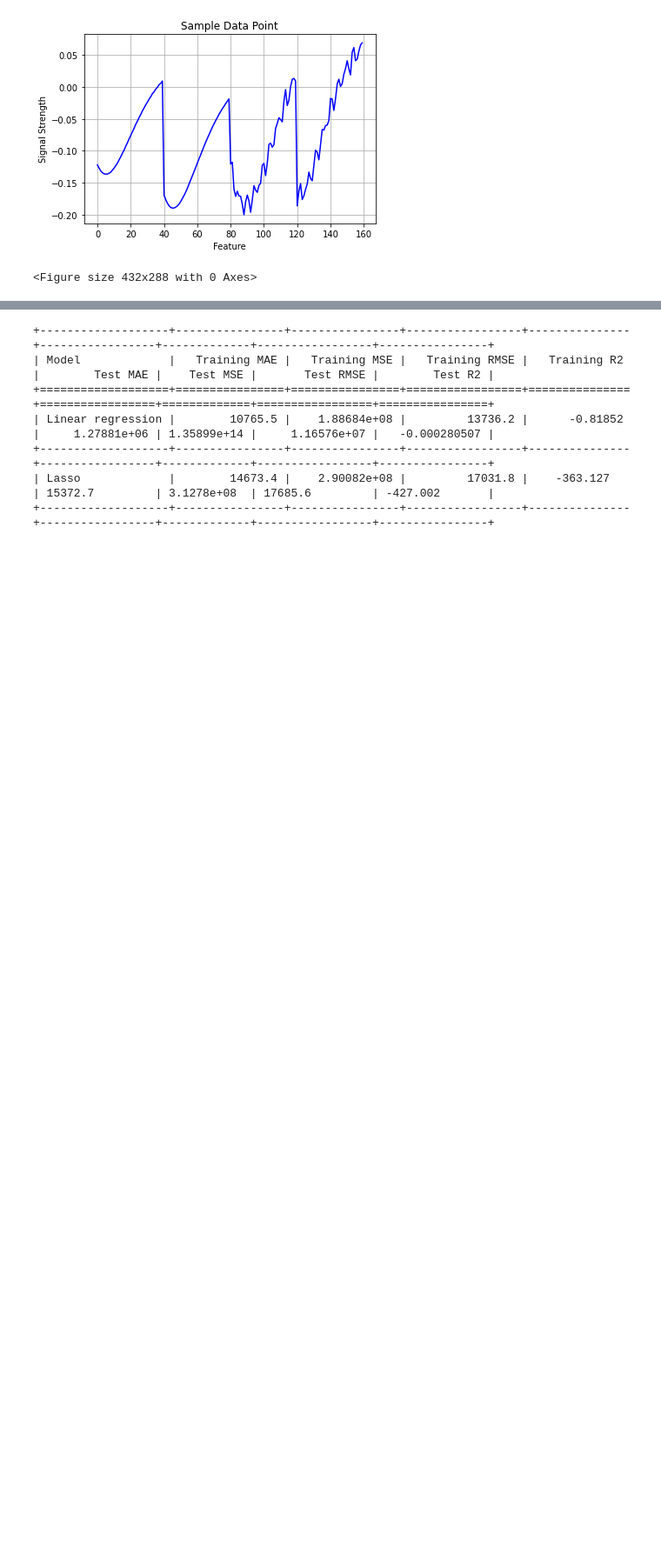
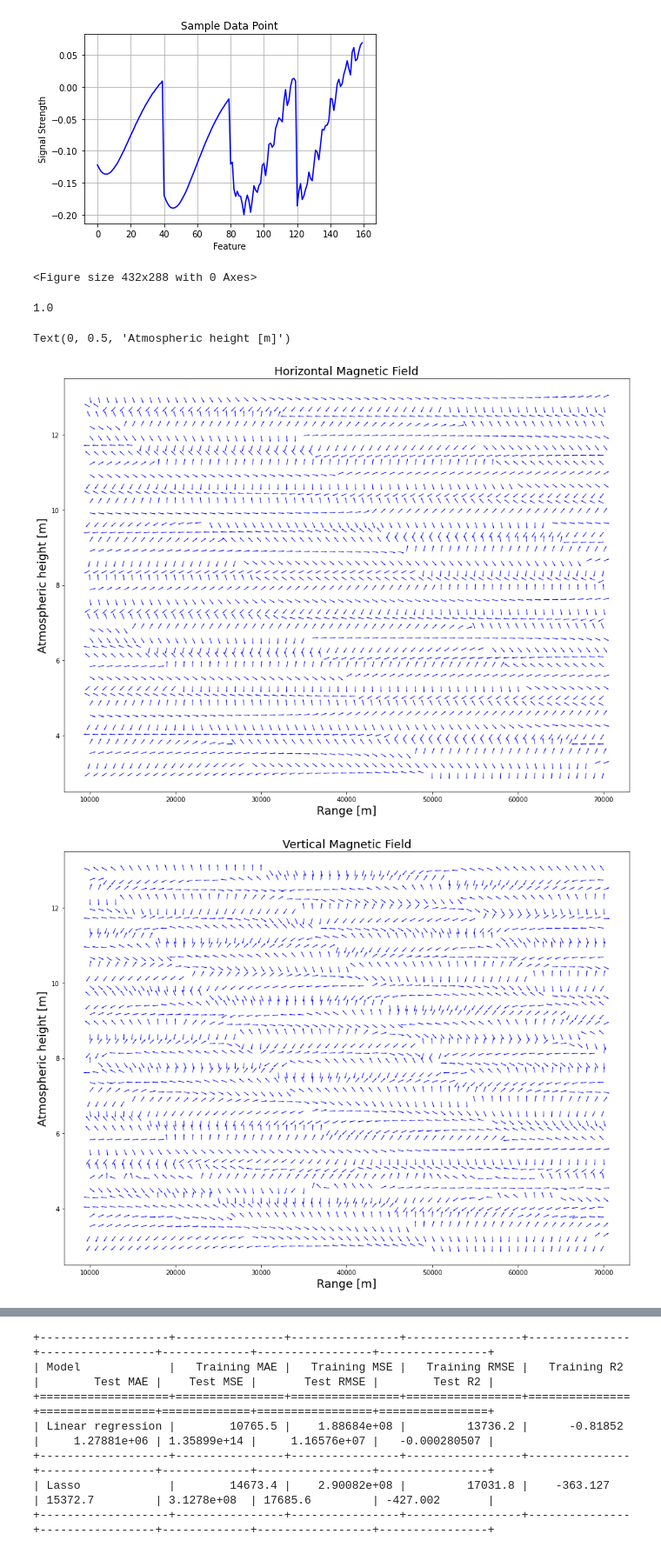
Before and after one commit to RodericGuigoCorominas/PIC-Math-Workshop-on-Data-Science-2022, a Jupyter notebook: CaseStudy_3_NeuralNetwork.ipynb, the cells around one changed output, grey strips where cells are left out. Shown at 87% size. Drawn from its saved outputs; the diff is of its cells as text; code cells hidden in the pictures; blank space fills up the shorter version.

Commit message:
Normalize complex numbers

```diff
--- a/CaseStudy_3_NeuralNetwork.ipynb
+++ b/CaseStudy_3_NeuralNetwork.ipynb
@@ -184,3 +237,42 @@ plt.figure()
+# %%
+# Check that z complex numbers are unit length
+
+np.linalg.norm( X_normed[100, [100, 140]] )
+# %% [output]
+1.0
+# %%
+
+range_step = 20
+h_step = 0.25
+h0, h1 = 3, 13
+h_n = 1
+
+x, y = np.meshgrid(yraw[::range_step], np.linspace(3, 13, 40 // h_n))
+
+# Horizontal normalized
+fig_h, ax_h = plt.subplots(figsize=(16, 12))
+
+ax_h.quiver(x, y, X_normed[::range_step, 0:40:h_n], X_normed[::range_step, 40:80:h_n],
+          width=0.001, headwidth=2, headlength=3, color='b')
+
+ax_h.set_title('Horizontal Magnetic Field', fontsize=18)
+ax_h.set_xlabel('Range [m]', fontsize=18)
+ax_h.set_ylabel('Atmospheric height [m]', fontsize=18)
+
+
+# Vertical normalized
+fig_v, ax_v = plt.subplots(figsize=(16, 12))
+
+ax_v.quiver(x, y, X_normed[::range_step, 80:120:h_n], X_normed[::range_step, 120:160:h_n],
+          width=0.001, headwidth=2, headlength=3, color='b')
+
+ax_v.set_title('Vertical Magnetic Field', fontsize=18)
+ax_v.set_xlabel('Range [m]', fontsize=18)
+ax_v.set_ylabel('Atmospheric height [m]', fontsize=18)
+# %% [output]
+Text(0, 0.5, 'Atmospheric height [m]')
+[figure, added]
+[figure, added]
 # %% [markdown]
 # Naive solution
 
```
Also changed, not shown: parts of 15 cells of this notebook.
